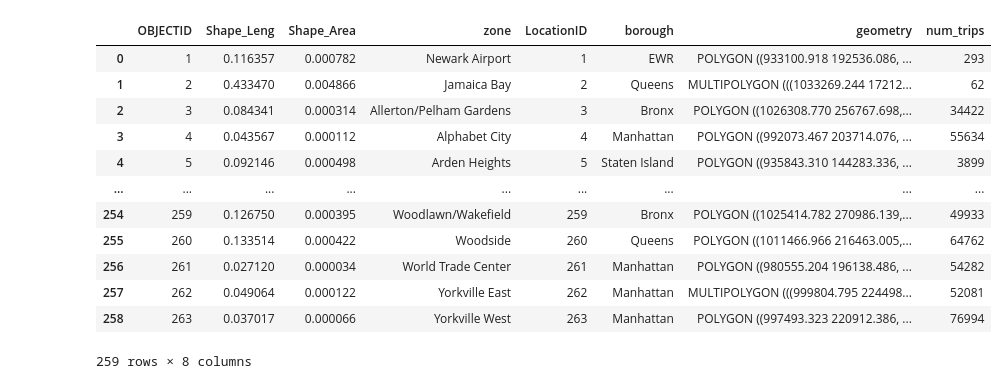
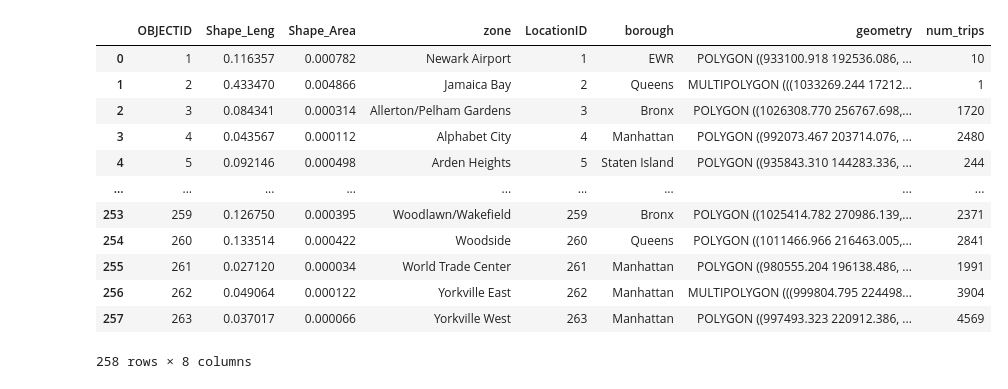
Before and after one commit to rafaelvchaves/orie3120-project, a Jupyter notebook: trip_density_map.ipynb, the cells around one changed output. Saved outputs shown, nothing was run; the diff lists cells and outputs as text; code cells hidden in the pictures.

```diff
--- a/trip_density_map.ipynb
+++ b/trip_density_map.ipynb
@@ -5,28 +5,29 @@ import numpy as np
 import pandas as pd
 import shapely
 taxi_zones = gpd.read_file("data/taxi_zones.shp")
-df = pd.read_csv("data/fhvhv_tripdata_2021-07.csv")
+df = pd.read_csv("https://nyc-tlc.s3.amazonaws.com/trip+data/fhvhv_tripdata_2021-07.csv")
 # %%
+df["pickup_hour"] = df["pickup_datetime"].astype('datetime64').dt.hour
 # get number of trips for each location id
-grouped_df = df.groupby(by=["PULocationID"])["hvfhs_license_num"].count()
+grouped_df = df[df["pickup_hour"] == 8].groupby(by=["PULocationID"])["hvfhs_license_num"].count()
 
 # join on PULocationID
 merged_df = pd.merge(taxi_zones, grouped_df, left_on="LocationID", right_on="PULocationID")
 merged_df.rename(columns={"hvfhs_license_num": "num_trips"}, inplace=True)
 merged_df
 # %% [output]
 |  | OBJECTID | Shape_Leng | Shape_Area | zone | LocationID | borough | geometry | num_trips |
-| 0 | 1 | 0.116357 | 0.000782 | Newark Airport | 1 | EWR | POLYGON ((933100.918 192536.086, ... | 293 |
-| 1 | 2 | 0.433470 | 0.004866 | Jamaica Bay | 2 | Queens | MULTIPOLYGON (((1033269.244 17212... | 62 |
-| 2 | 3 | 0.084341 | 0.000314 | Allerton/Pelham Gardens | 3 | Bronx | POLYGON ((1026308.770 256767.698,... | 34422 |
-| 3 | 4 | 0.043567 | 0.000112 | Alphabet City | 4 | Manhattan | POLYGON ((992073.467 203714.076, ... | 55634 |
-| 4 | 5 | 0.092146 | 0.000498 | Arden Heights | 5 | Staten Island | POLYGON ((935843.310 144283.336, ... | 3899 |
+| 0 | 1 | 0.116357 | 0.000782 | Newark Airport | 1 | EWR | POLYGON ((933100.918 192536.086, ... | 10 |
+| 1 | 2 | 0.433470 | 0.004866 | Jamaica Bay | 2 | Queens | MULTIPOLYGON (((1033269.244 17212... | 1 |
+| 2 | 3 | 0.084341 | 0.000314 | Allerton/Pelham Gardens | 3 | Bronx | POLYGON ((1026308.770 256767.698,... | 1720 |
+| 3 | 4 | 0.043567 | 0.000112 | Alphabet City | 4 | Manhattan | POLYGON ((992073.467 203714.076, ... | 2480 |
+| 4 | 5 | 0.092146 | 0.000498 | Arden Heights | 5 | Staten Island | POLYGON ((935843.310 144283.336, ... | 244 |
 | ... | ... | ... | ... | ... | ... | ... | ... | ... |
-| 254 | 259 | 0.126750 | 0.000395 | Woodlawn/Wakefield | 259 | Bronx | POLYGON ((1025414.782 270986.139,... | 49933 |
-| 255 | 260 | 0.133514 | 0.000422 | Woodside | 260 | Queens | POLYGON ((1011466.966 216463.005,... | 64762 |
-| 256 | 261 | 0.027120 | 0.000034 | World Trade Center | 261 | Manhattan | POLYGON ((980555.204 196138.486, ... | 54282 |
-| 257 | 262 | 0.049064 | 0.000122 | Yorkville East | 262 | Manhattan | MULTIPOLYGON (((999804.795 224498... | 52081 |
-| 258 | 263 | 0.037017 | 0.000066 | Yorkville West | 263 | Manhattan | POLYGON ((997493.323 220912.386, ... | 76994 |
+| 253 | 259 | 0.126750 | 0.000395 | Woodlawn/Wakefield | 259 | Bronx | POLYGON ((1025414.782 270986.139,... | 2371 |
+| 254 | 260 | 0.133514 | 0.000422 | Woodside | 260 | Queens | POLYGON ((1011466.966 216463.005,... | 2841 |
+| 255 | 261 | 0.027120 | 0.000034 | World Trade Center | 261 | Manhattan | POLYGON ((980555.204 196138.486, ... | 1991 |
+| 256 | 262 | 0.049064 | 0.000122 | Yorkville East | 262 | Manhattan | MULTIPOLYGON (((999804.795 224498... | 3904 |
+| 257 | 263 | 0.037017 | 0.000066 | Yorkville West | 263 | Manhattan | POLYGON ((997493.323 220912.386, ... | 4569 |
-259 rows × 8 columns
+258 rows × 8 columns
 # %%
 def plot_map(df, plot_title):
```
Also changed, not shown: parts of 3 cells of this notebook.
